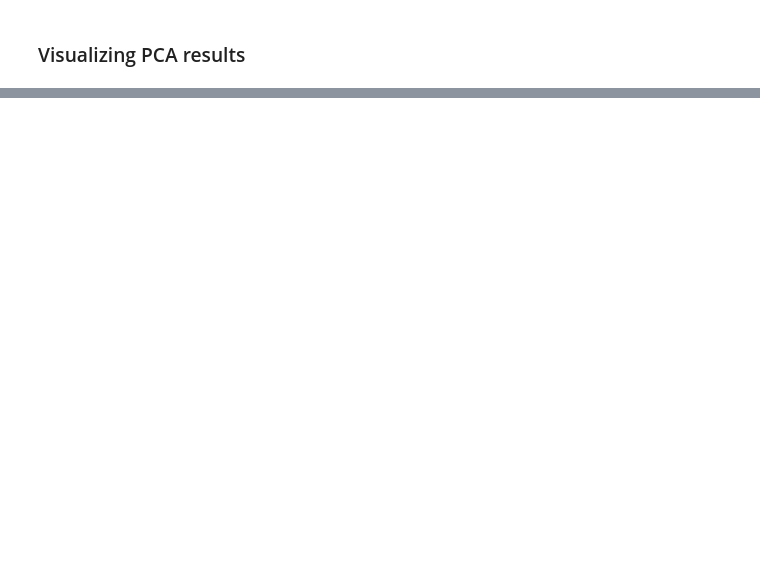
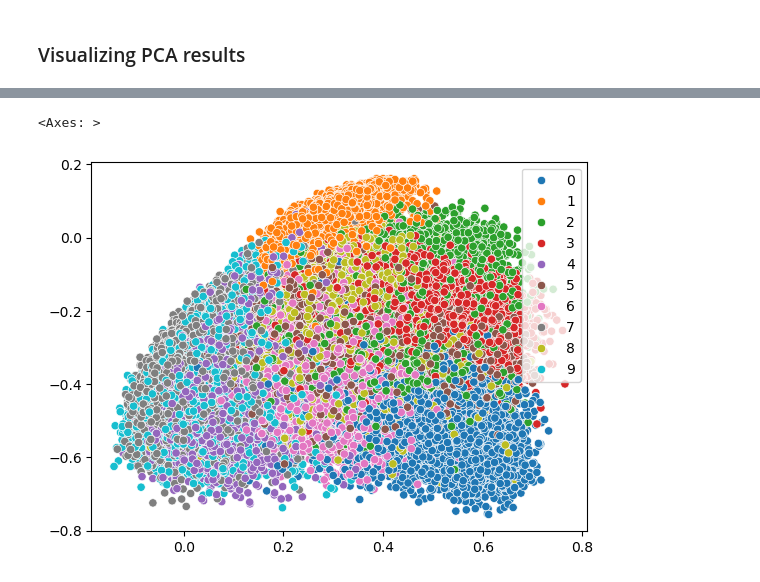
Before and after one commit to Efrazar/Bio-AI-foundations, a Jupyter notebook: Inside_Deep_Learning/07_Autoencoding_&_Self-supervision.ipynb, the cells around one changed output, grey strips where cells are left out. Saved outputs shown, nothing was run; the diff lists cells and outputs as text; code cells hidden in the pictures; blank space fills up the shorter version.

Commit message:
training a simple PCA autoencoder

```diff
--- a/Inside_Deep_Learning/07_Autoencoding_&_Self-supervision.ipynb
+++ b/Inside_Deep_Learning/07_Autoencoding_&_Self-supervision.ipynb
@@ -193,0 +265,16 @@ train_network_EZA(pca_model,
+# %%
+pca_nonlinear_encode = nn.Sequential(
+    nn.Flatten(),
+    nn.Linear(D, n),
+    nn.Tanh(),   # Nonlinearity to make it a nonlinear autoencoder
+)
+
+pca_nonlinear_decoder = nn.Sequential(
+    nn.Linear(n, D),
+    View(-1, 1, 28, 28)
+)
+
+pca_nonlinear = nn.Sequential(
+    pca_nonlinear_encode,
+    pca_nonlinear_decoder
+)
@@ -193,0 +308,9 @@ train_network_EZA(pca_model,
+# %%
+projected_nonlinear, labels_nonlinear = encode_batch(pca_nonlinear_encode, test_data_xy)
+sns.scatterplot(x=projected_nonlinear[:,0], y=projected_nonlinear[:,1],
+                hue=[str(i) for i in labels_nonlinear],
+                hue_order=[str(j) for j in range(10)],
+                legend='full')
+# %% [output]
+<Axes: >
+[figure, added]
```
Also changed, not shown: parts of 10 cells of this notebook.
